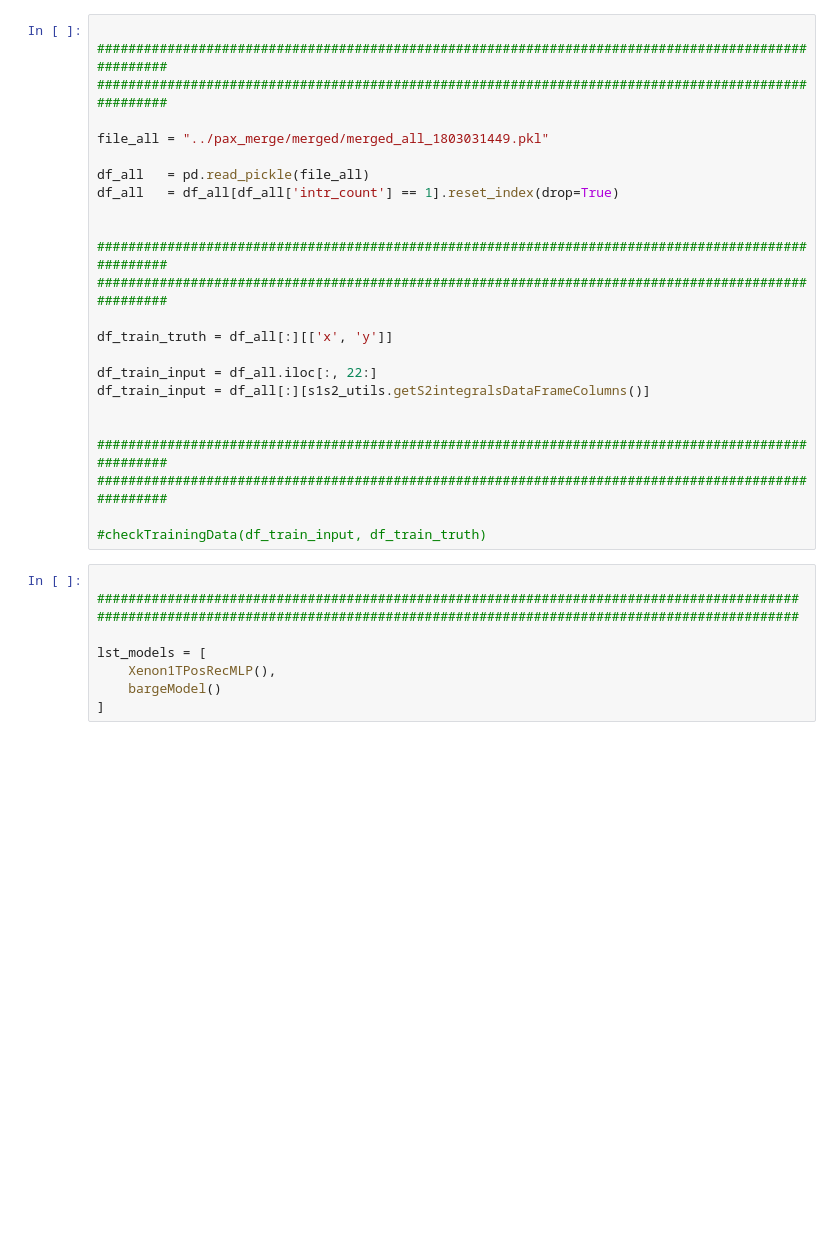
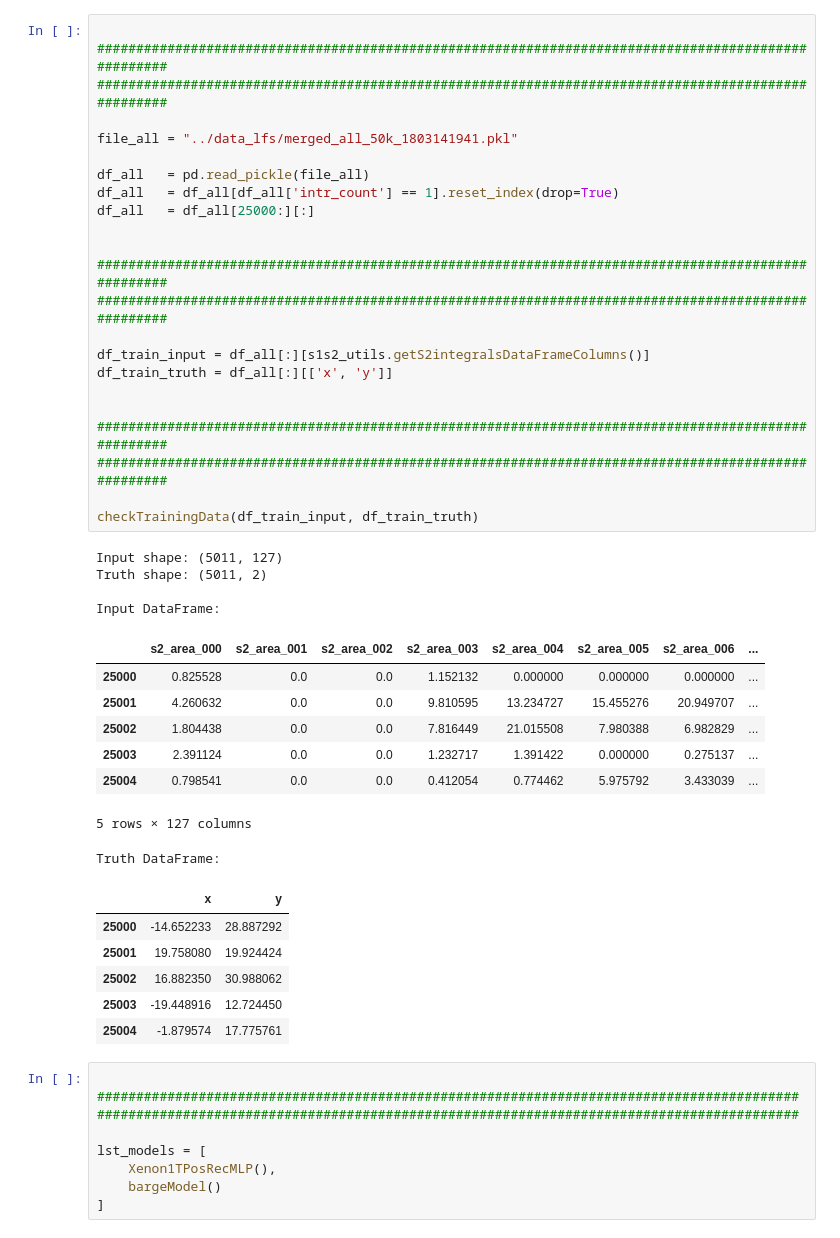
Before and after one commit to dbarg/pax_reconstruction, a Jupyter notebook: xy_S2integrals_train.ipynb, the cells around one changed output. Drawn from its saved outputs; the diff is of its cells as text; blank space fills up the shorter version.

```diff
--- a/xy_S2integrals_train.ipynb
+++ b/xy_S2integrals_train.ipynb
@@ -43,27 +44,45 @@ Using TensorFlow backend.
 # %%
 
 ####################################################################################################
 ####################################################################################################
 
-file_all = "../pax_merge/merged/merged_all_1803031449.pkl"
+file_all = "../data_lfs/merged_all_50k_1803141941.pkl"
 
 df_all   = pd.read_pickle(file_all)
 df_all   = df_all[df_all['intr_count'] == 1].reset_index(drop=True)
+df_all   = df_all[25000:][:]
 
 
 ####################################################################################################
 ####################################################################################################
 
+df_train_input = df_all[:][s1s2_utils.getS2integralsDataFrameColumns()]
 df_train_truth = df_all[:][['x', 'y']]
-
-df_train_input = df_all.iloc[:, 22:]
-df_train_input = df_all[:][s1s2_utils.getS2integralsDataFrameColumns()]
 
 
 ####################################################################################################
 ####################################################################################################
 
-#checkTrainingData(df_train_input, df_train_truth)
+checkTrainingData(df_train_input, df_train_truth)
+# %% [output]
+Input shape: (5011, 127)
+Truth shape: (5011, 2)
+
+Input DataFrame:
+|  | s2_area_000 | s2_area_001 | s2_area_002 | s2_area_003 | s2_area_004 | s2_area_005 | s2_area_006 | ... |
+| 25000 | 0.825528 | 0.0 | 0.0 | 1.152132 | 0.000000 | 0.000000 | 0.000000 | ... |
+| 25001 | 4.260632 | 0.0 | 0.0 | 9.810595 | 13.234727 | 15.455276 | 20.949707 | ... |
+| 25002 | 1.804438 | 0.0 | 0.0 | 7.816449 | 21.015508 | 7.980388 | 6.982829 | ... |
+| 25003 | 2.391124 | 0.0 | 0.0 | 1.232717 | 1.391422 | 0.000000 | 0.275137 | ... |
+| 25004 | 0.798541 | 0.0 | 0.0 | 0.412054 | 0.774462 | 5.975792 | 3.433039 | ... |
+5 rows × 127 columns
+Truth DataFrame:
+|  | x | y |
+| 25000 | -14.652233 | 28.887292 |
+| 25001 | 19.758080 | 19.924424 |
+| 25002 | 16.882350 | 30.988062 |
+| 25003 | -19.448916 | 12.724450 |
+| 25004 | -1.879574 | 17.775761 |
 # %%
 
 ##########################################################################################
```
Also changed, not shown: parts of 2 cells of this notebook, 2 other files.
